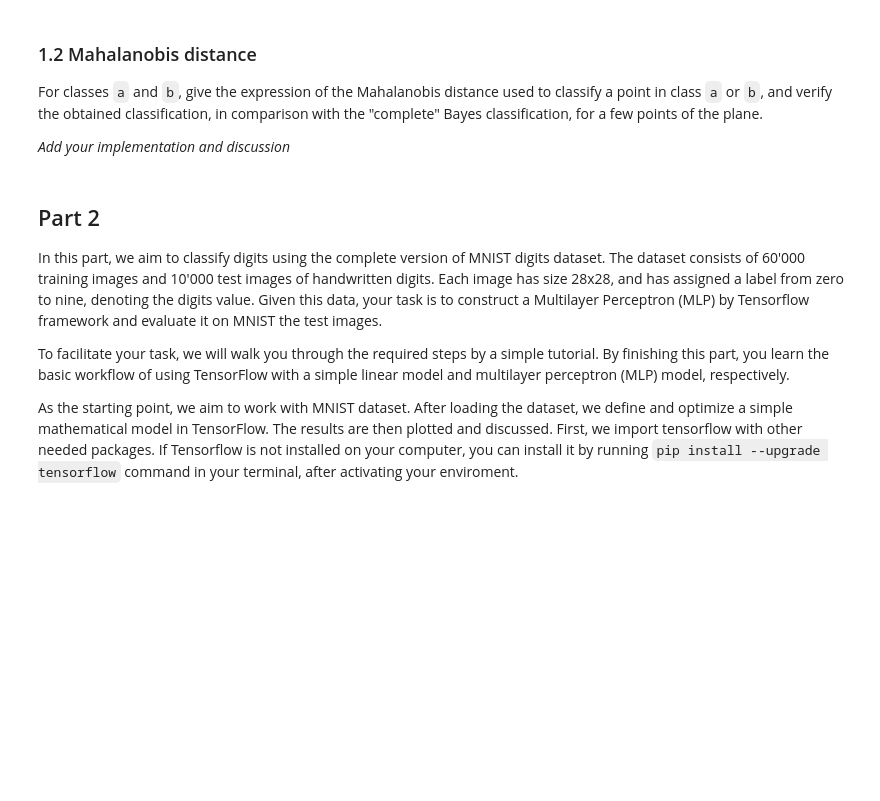
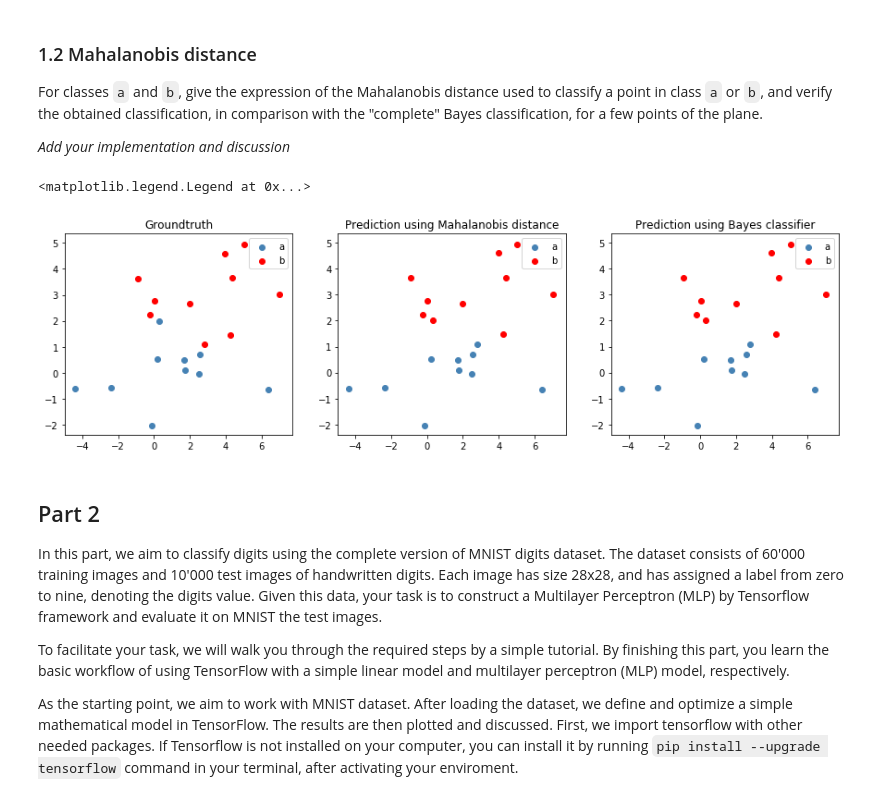
Before and after one commit to lchenbb/Image-Analysis-and-Pattern-Recognition, a Jupyter notebook: labs/lab_03_classification.ipynb, the cells around one changed output. Saved outputs shown, nothing was run; the diff lists cells and outputs as text; code cells hidden in the pictures; blank space fills up the shorter version.

```diff
--- a/labs/lab_03_classification.ipynb
+++ b/labs/lab_03_classification.ipynb
@@ -83,0 +91,2 @@ First trial: Assume the Covirance matrix is diagonal
+# %%
+total = len(a) + len(b) + len(c)
@@ -89,3 +240,57 @@ For classes `a` and `b`, give the expression of the Mahalanobis distance used to
+# %%
+# Test complete Bayes classification
+
+# Get coefficients for scoring function in Bayes classifier
+a_coef_1, a_coef_0 = find_score_func(a, total)
+
+b_coef_1, b_coef_0 = find_score_func(b, total)
+
+# Get results after applying Bayes classifier
+results_bayes = classify_bayes(np.concatenate([a_test_points, b_test_points]),
+                                                [a_coef_1, b_coef_1],
+                                                [a_coef_0, b_coef_0])
+
+# Get points classified as a by Bayes classifier
+a_predict_bayes = np.concatenate([a_test_points, b_test_points])[results_bayes == 0]
+
+# Get points classified as b by Bayes classifier
+b_predict_bayes = np.concatenate([a_test_points, b_test_points])[results_bayes == 1]
+# %%
+# Visualize the prediction
+fig = plt.figure(figsize = (15, 4))
+
+ax = fig.add_subplot(131)
+
+ax.scatter(a_test_points[:, 0], a_test_points[:, 1], c = 'steelblue', label = 'a')
+
+ax.scatter(b_test_points[:, 0], b_test_points[:, 1], c = 'red', label = 'b')
+
+ax.set_title('Groundtruth')
+
+ax.legend()
+
+ax = fig.add_subplot(132)
+
+ax.scatter(a_predict[:, 0], a_predict[:, 1], c = 'steelblue', label = 'a')
+
+ax.scatter(b_predict[:, 0], b_predict[:, 1], c = 'red', label = 'b')
+
+ax.set_title('Prediction using Mahalanobis distance')
+
+ax.legend()
+
+ax = fig.add_subplot(133)
+
+ax.scatter(a_predict_bayes[:, 0], a_predict_bayes[:, 1], c = 'steelblue', label = 'a')
+
+ax.scatter(b_predict_bayes[:, 0], b_predict_bayes[:, 1], c = 'red', label = 'b')
+
+ax.set_title('Prediction using Bayes classifier')
+
+ax.legend()
+# %% [output]
+<matplotlib.legend.Legend at 0x...>
+[figure, added]
 # %% [markdown]
 ## Part 2
 
```
Also changed, not shown: parts of 24 cells of this notebook.
